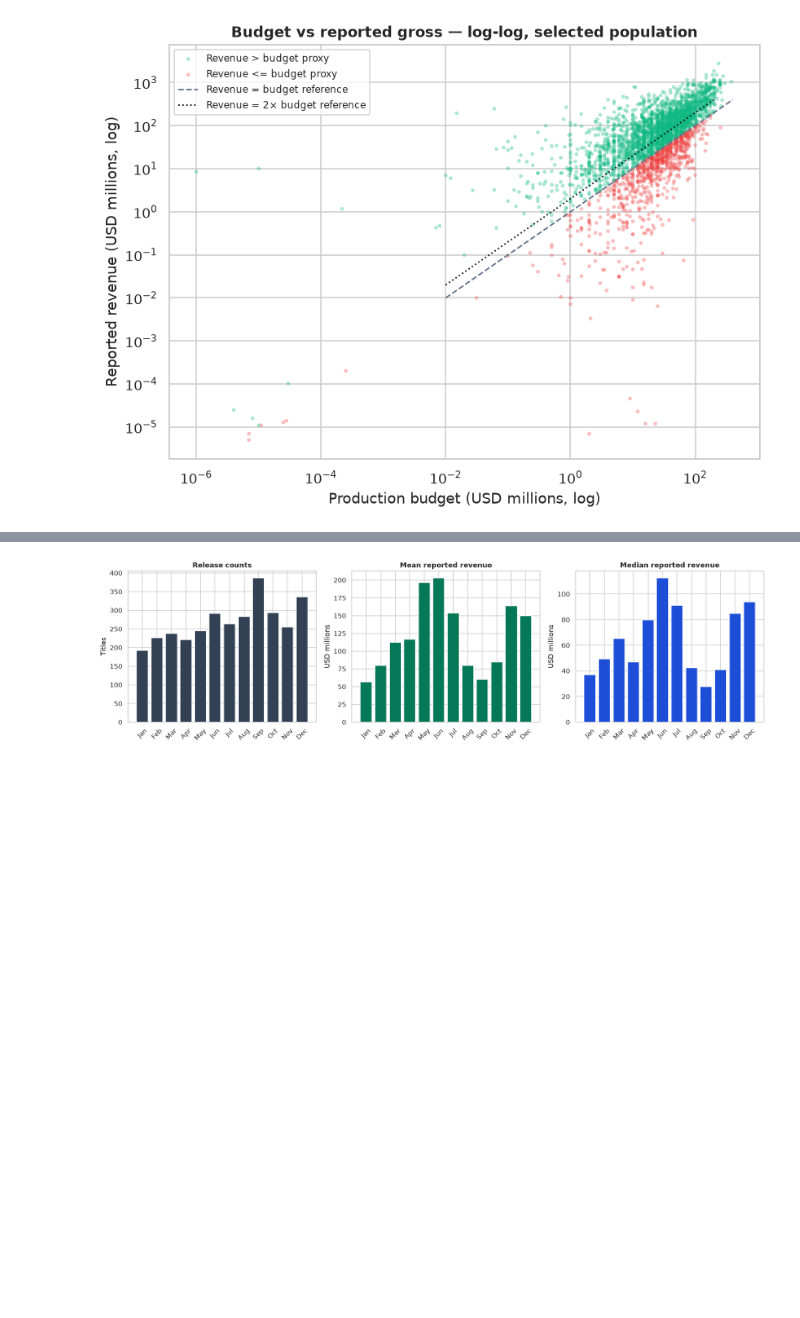
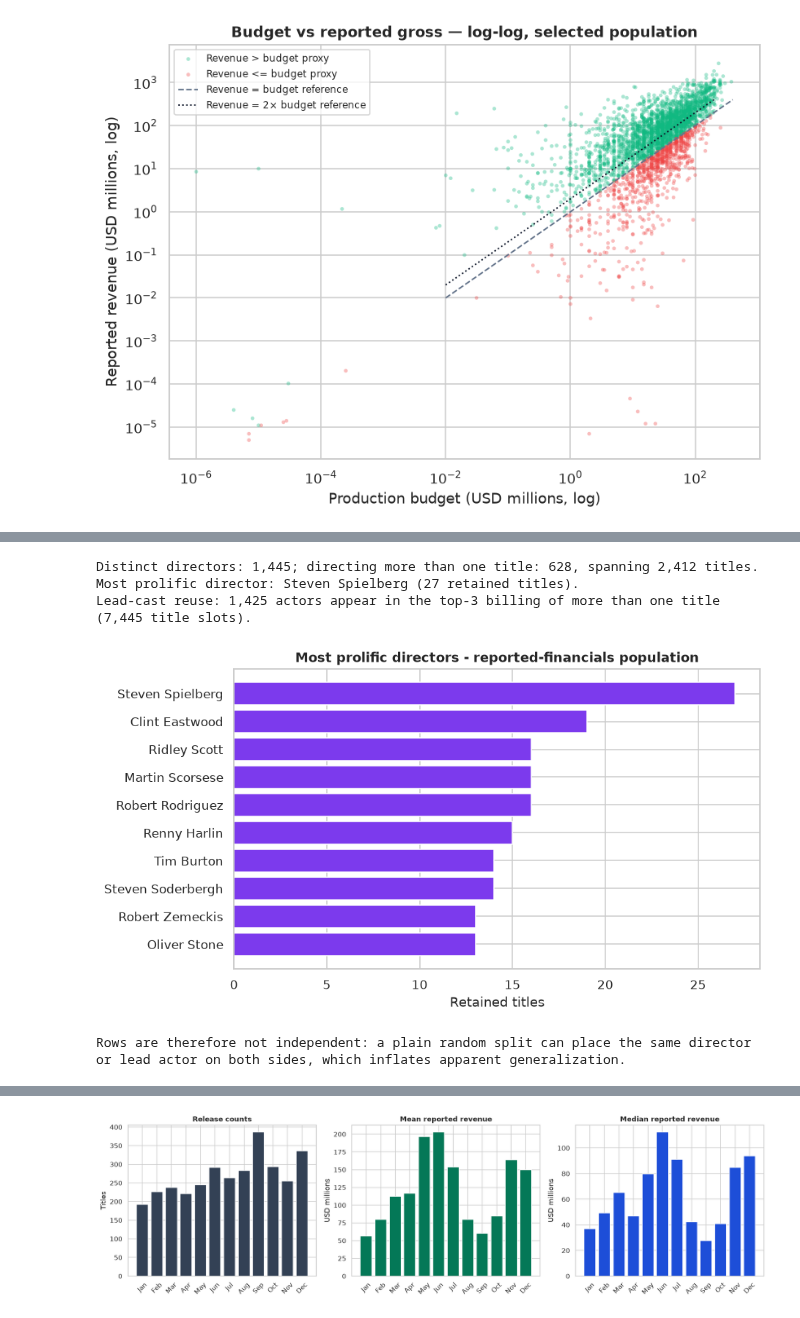
Before and after one commit to andreisugu/greenlight-ml, a Jupyter notebook: notebooks/01_exploratory_data_analysis.ipynb, the cells around one changed output, grey strips where cells are left out. Saved outputs shown, nothing was run; the diff lists cells and outputs as text; code cells hidden in the pictures; blank space fills up the shorter version.

```diff
--- a/notebooks/01_exploratory_data_analysis.ipynb
+++ b/notebooks/01_exploratory_data_analysis.ipynb
@@ -382,0 +491,29 @@ plt.show()
+# %%
+directors = df_reported['crew'].apply(extract_director)
+director_counts = directors.value_counts()
+repeated_directors = director_counts[director_counts > 1]
+
+top_billing = df_reported['cast'].apply(lambda blob: extract_top_cast(blob, n=3))
+cast_counts = pd.Series([actor for trio in top_billing for actor in trio]).value_counts()
+repeated_cast = cast_counts[cast_counts > 1]
+
+print(f'Distinct directors: {director_counts.size:,}; directing more than one title: {repeated_directors.size:,}, '
+      f'spanning {int(repeated_directors.sum()):,} titles.')
+print(f'Most prolific director: {director_counts.index[0]} ({director_counts.iloc[0]} retained titles).')
+print(f'Lead-cast reuse: {repeated_cast.size:,} actors appear in the top-3 billing of more than one title '
+      f'({int(repeated_cast.sum()):,} title slots).')
+
+top_directors = director_counts.head(10)[::-1]
+fig, ax = plt.subplots(figsize=(8.5, 4.8))
+ax.barh(top_directors.index, top_directors.values, color='#7c3aed')
+ax.set_title('Most prolific directors - reported-financials population')
+ax.set_xlabel('Retained titles'); ax.set_ylabel('')
+plt.tight_layout(); plt.show()
+print('Rows are therefore not independent: a plain random split can place the same director or lead actor on '
+      'both sides, which inflates apparent generalization.')
+# %% [output]
+Distinct directors: 1,445; directing more than one title: 628, spanning 2,412 titles.
+Most prolific director: Steven Spielberg (27 retained titles).
+Lead-cast reuse: 1,425 actors appear in the top-3 billing of more than one title (7,445 title slots).
+[figure, added]
+Rows are therefore not independent: a plain random split can place the same director or lead actor on both sides, which inflates apparent generalization.
```
Also changed, not shown: parts of 21 cells of this notebook, 4 other files.
